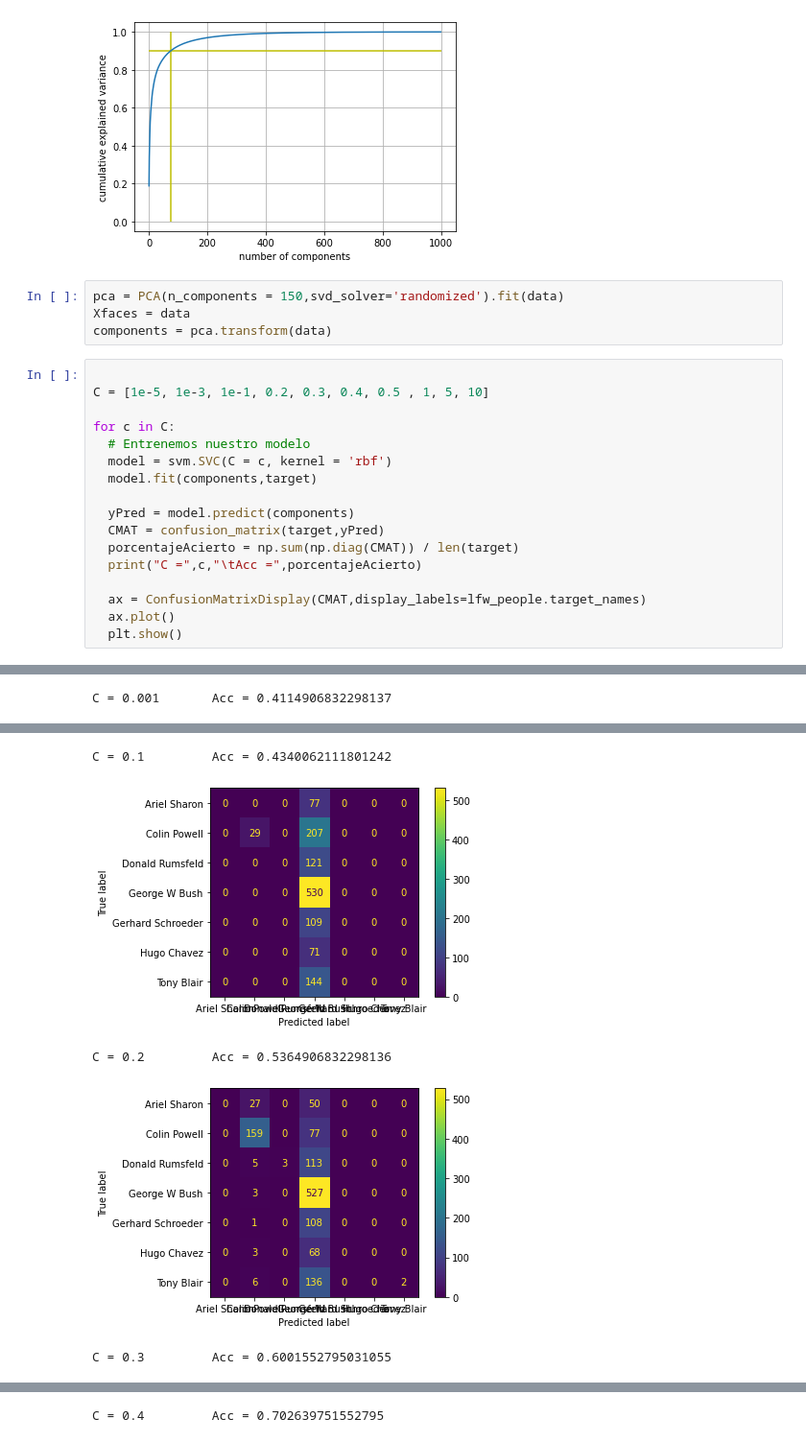
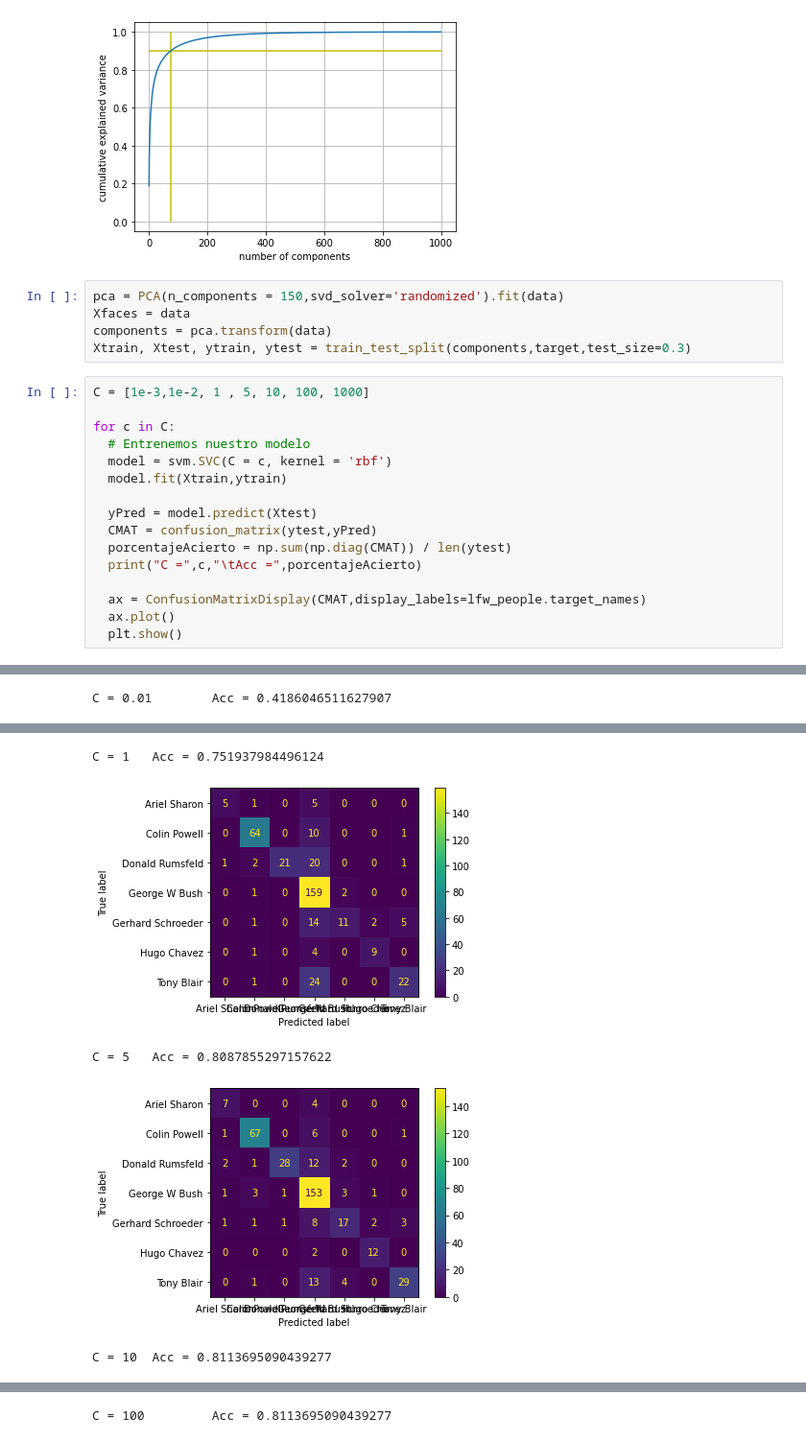
Before and after one commit to chape8/Se-alesIII, a Jupyter notebook: MiniProyecto2.ipynb, the cells around one changed output, grey strips where cells are left out. Shown at 96% size. Saved outputs shown, nothing was run; the diff lists cells and outputs as text.

```diff
--- a/MiniProyecto2.ipynb
+++ b/MiniProyecto2.ipynb
@@ -43,18 +45,18 @@ plt.show()
 pca = PCA(n_components = 150,svd_solver='randomized').fit(data)
 Xfaces = data
 components = pca.transform(data)
+Xtrain, Xtest, ytrain, ytest = train_test_split(components,target,test_size=0.3)
 # %%
-
-C = [1e-5, 1e-3, 1e-1, 0.2, 0.3, 0.4, 0.5 , 1, 5, 10]
+C = [1e-3,1e-2, 1 , 5, 10, 100, 1000]
 
 for c in C:
   # Entrenemos nuestro modelo
   model = svm.SVC(C = c, kernel = 'rbf')
-  model.fit(components,target)
+  model.fit(Xtrain,ytrain)
 
-  yPred = model.predict(components)
-  CMAT = confusion_matrix(target,yPred)
-  porcentajeAcierto = np.sum(np.diag(CMAT)) / len(target)
+  yPred = model.predict(Xtest)
+  CMAT = confusion_matrix(ytest,yPred)
+  porcentajeAcierto = np.sum(np.diag(CMAT)) / len(ytest)
   print("C =",c,"\tAcc =",porcentajeAcierto)
 
   ax = ConfusionMatrixDisplay(CMAT,display_labels=lfw_people.target_names)
@@ -66 +68 @@ C = 1e-05       Acc = 0.4114906832298137
-C = 0.001       Acc = 0.4114906832298137
+C = 0.01        Acc = 0.4186046511627907
@@ -68,5 +70,5 @@ C = 0.001       Acc = 0.4114906832298137
-C = 0.1         Acc = 0.4340062111801242
+C = 1   Acc = 0.751937984496124
-[figure, old version]
+[figure, new version]
-C = 0.2         Acc = 0.5364906832298136
+C = 5   Acc = 0.8087855297157622
-[figure, old version]
+[figure, new version]
-C = 0.3         Acc = 0.6001552795031055
+C = 10  Acc = 0.8113695090439277
@@ -74 +76 @@ C = 0.3         Acc = 0.6001552795031055
-C = 0.4         Acc = 0.702639751552795
+C = 100         Acc = 0.8113695090439277
```
Also changed, not shown: parts of 18 cells of this notebook.
